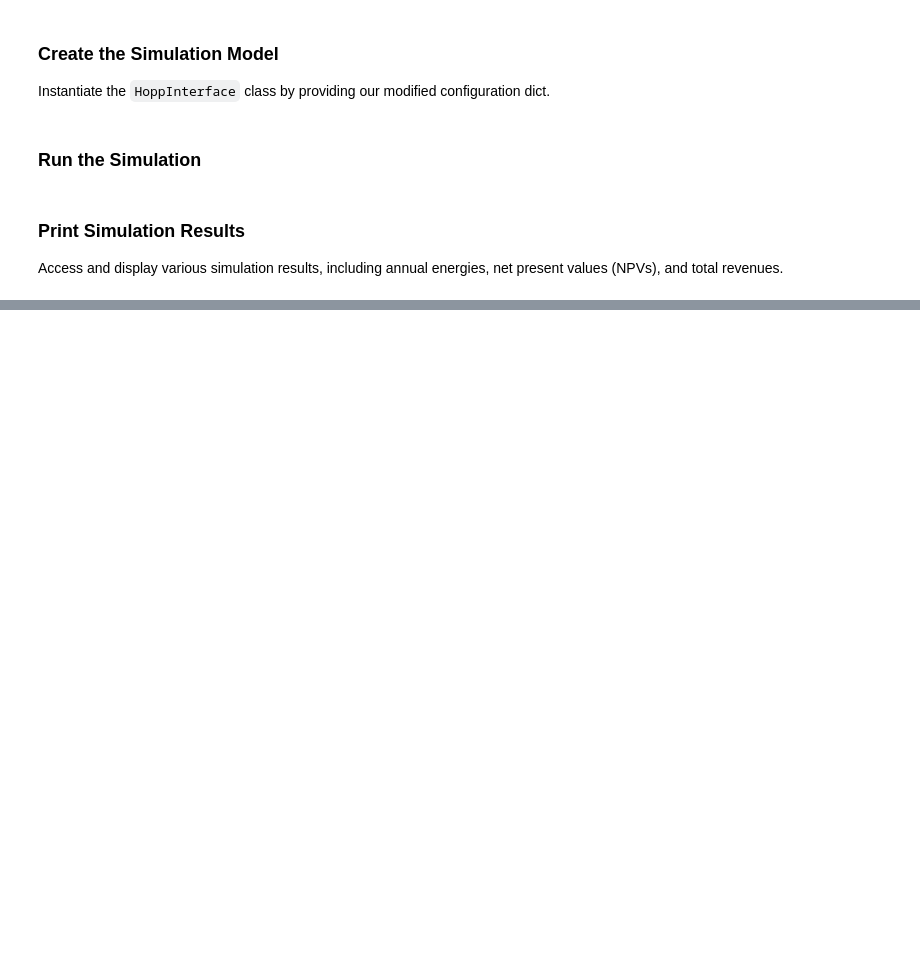
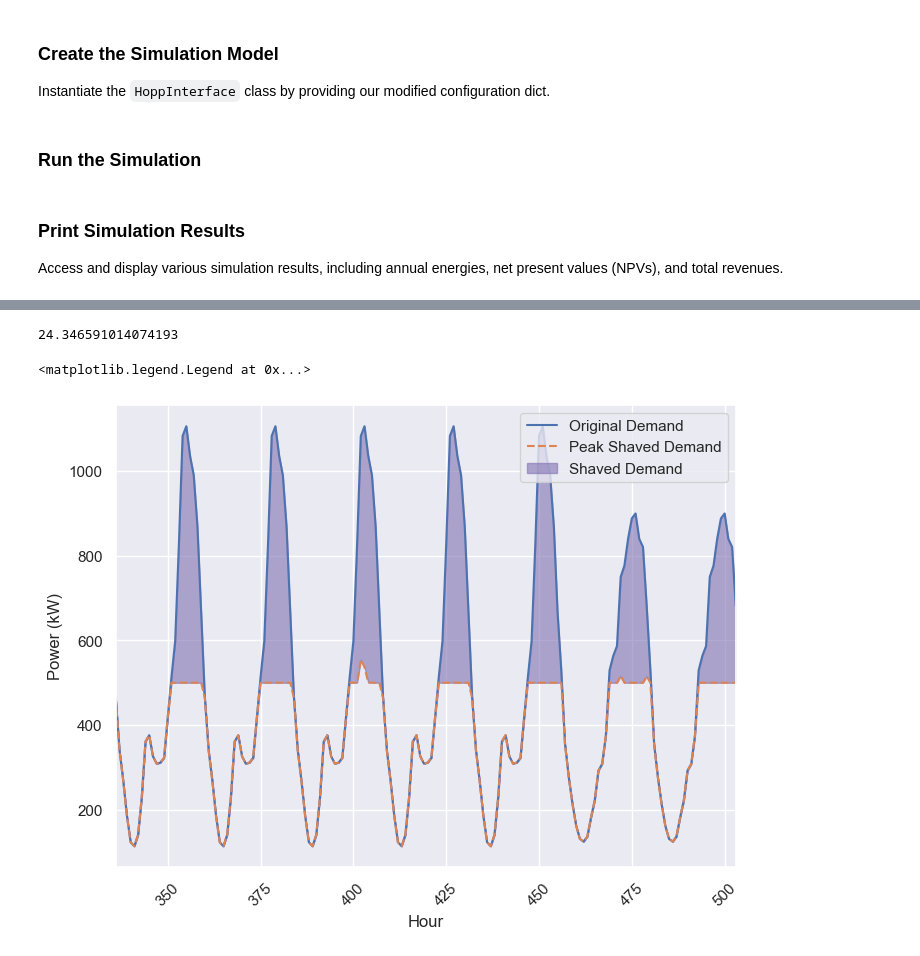
Before and after one commit to camirmas/HOPP, a Jupyter notebook: ev/notebooks/ev-load-following-battery.ipynb, the cells around one changed output, grey strips where cells are left out. Drawn from its saved outputs; the diff is of its cells as text; code cells hidden in the pictures; blank space fills up the shorter version.

```diff
--- a/ev/notebooks/ev-load-following-battery.ipynb
+++ b/ev/notebooks/ev-load-following-battery.ipynb
@@ -182,3 +171,57 @@ hybrid_plant.lcoe_real["hybrid"]/100
+# %%
+res_df = pd.DataFrame({
+    "ev_load": hybrid_plant.site.desired_schedule[:8760] * 1000,
+    "hybrid": hybrid_plant.generation_profile["hybrid"][:8760],
+    "pv": hybrid_plant.generation_profile["pv"][:8760],
+    "wind": hybrid_plant.generation_profile["wind"][:8760],
+    "battery": hybrid_plant.generation_profile["battery"][:8760],
+    "hour": np.tile(np.arange(24), 365)
+})
+
+def calc_shaved(row):
+    threshold_kw = case["case"]["threshold_kw"]
+
+    if row["ev_load"] < threshold_kw:
+        return row["ev_load"]
+
+    return row["ev_load"] - row["hybrid"]
+
+res_df["y_peak_shaved"] = res_df.apply(calc_shaved, axis=1)
+# %%
+np.mean(hybrid_plant.grid.missed_peak_load[:8760])
+# %% [output]
+24.346591014074193
+# %%
+fig, ax = plt.subplots(figsize=(8, 6))
+
+x = np.arange(8760)
+y = np.array(hybrid_plant.generation_profile["hybrid"]) / 1000
+
+start = 24*7*2
+end = 24*7*3
+
+ax.plot(x[start:end], res_df["ev_load"][start:end], label="Original Demand")
+ax.plot(x[start:end], res_df["y_peak_shaved"][start:end], linestyle="dashed", label="Peak Shaved Demand")
+
+ax.fill_between(
+    x[start:end],
+    res_df["y_peak_shaved"][start:end],
+    res_df["ev_load"][start:end],
+    label="Shaved Demand",
+    color="C4",
+    alpha=.6
+)
+
+ax.set_xticks(ax.get_xticks(), ax.get_xticklabels(), rotation=45)
+
+ax.set_xlabel("Hour")
+ax.set_ylabel("Power (kW)")
+ax.set_xmargin(0)
+
+ax.legend()
+# %% [output]
+<matplotlib.legend.Legend at 0x...>
+[figure, added]
 # %%
 fig, ax = plt.subplots(figsize=(8, 6))
 
```
Also changed, not shown: parts of 15 cells of this notebook, 21 other files.
